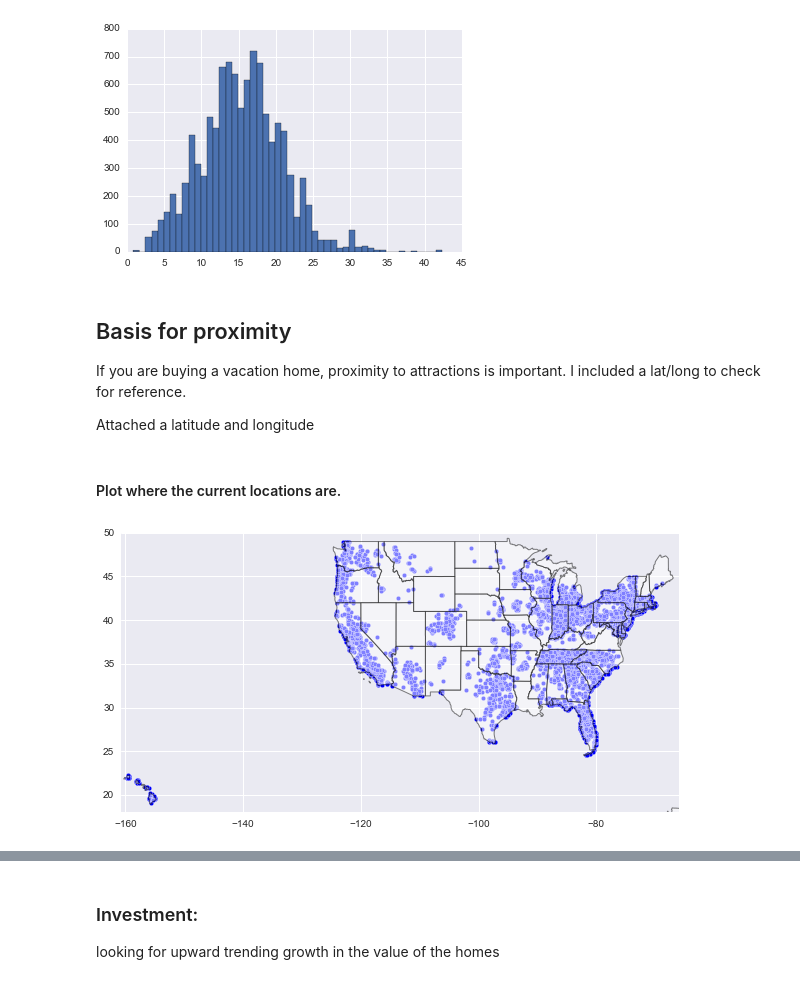
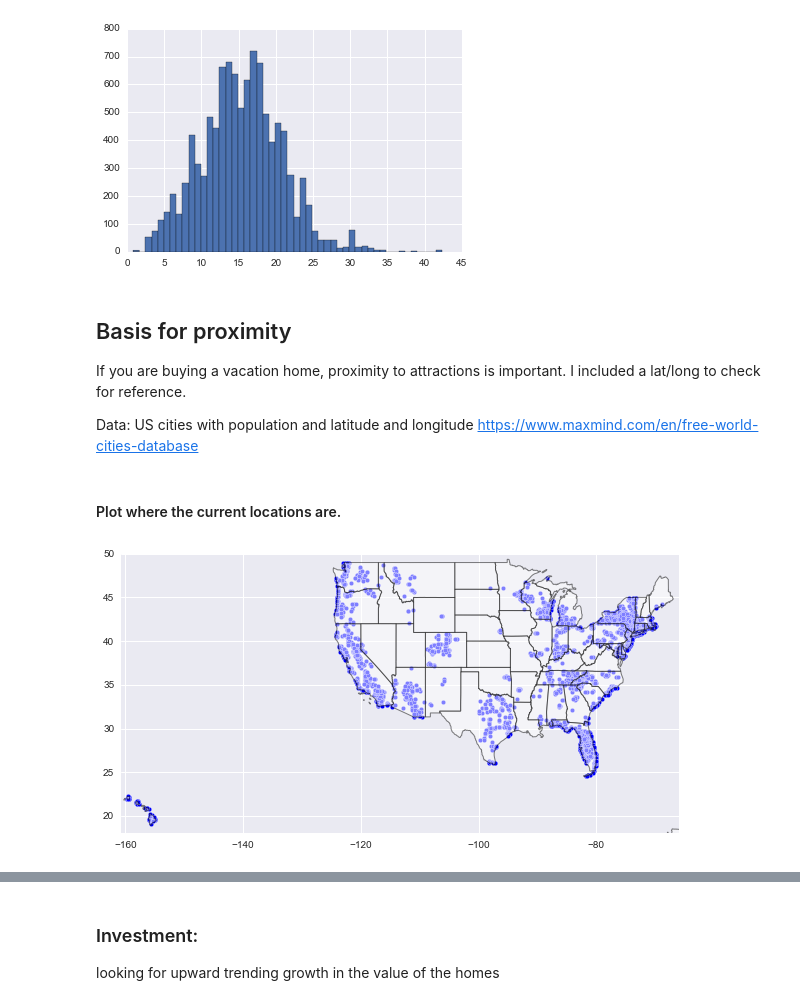
Before and after one commit to matt-stringer/vacation-rentals, a Jupyter notebook: Second Home Analysis.ipynb, the cells around one changed output, grey strips where cells are left out. Cells and saved outputs as stored; diff of their text form; code cells hidden in the pictures.

```diff
--- a/Second Home Analysis.ipynb
+++ b/Second Home Analysis.ipynb
@@ -90,7 +110,7 @@ plt.hist(seasonal_df['For sale only'], bins=50);
 ## Basis for proximity
 If you are buying a vacation home, proximity to attractions is important. I included a lat/long to check for reference.
 
-Attached a latitude and longitude
+Data: US cities with population and latitude and longitude https://www.maxmind.com/en/free-world-cities-database
 # %%
 # add geo location
 df_geo = pd.read_csv('data/us_cities.csv')
@@ -114,10 +123,11 @@ def add_us_outline(ax):
 # %%
 fig = plt.figure(figsize=(10,5))
 ax = plt.gca()
 add_us_outline(ax)
 ax.scatter(df_geo['Longitude'], df_geo['Latitude'], marker='o', edgecolor='w');
+df_geo.to_csv('out.csv')
 # %% [output]
-[figure, old version]
+[figure, new version]
 # %%
 plt.hist(df_geo['Population'].dropna(), bins=100);
 # %% [output]
```
Also changed, not shown: parts of 32 cells of this notebook, 6 other files.
